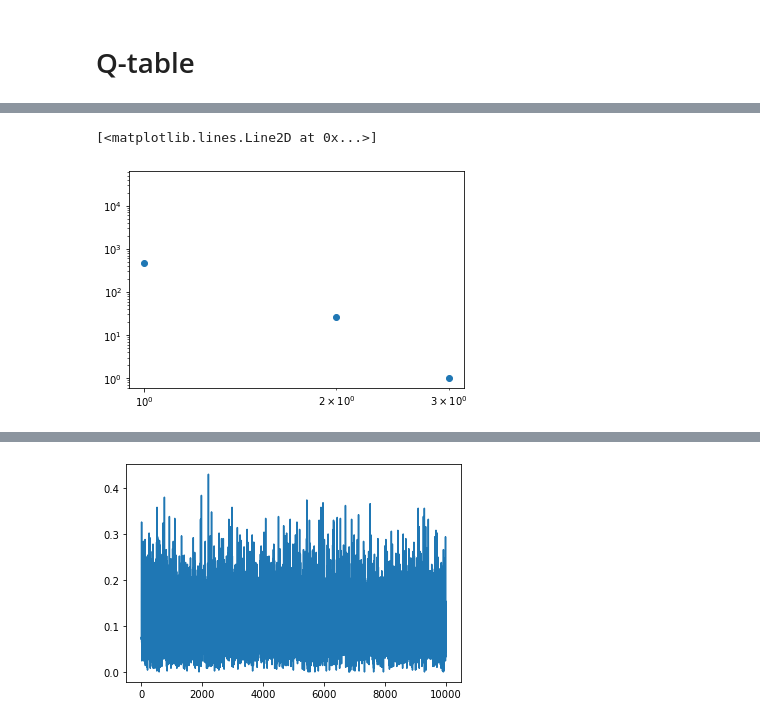
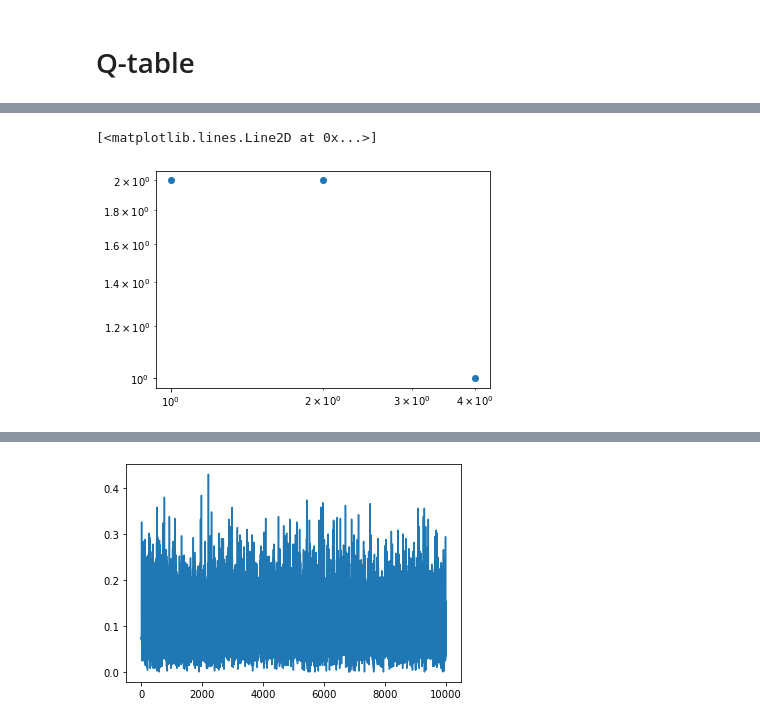
Before and after one commit to gorkamunoz/rl_opts, a Jupyter notebook: nbs/single_RL_walker.ipynb, the cells around one changed output, grey strips where cells are left out. Saved outputs shown, nothing was run; the diff lists cells and outputs as text; code cells hidden in the pictures.

```diff
--- a/nbs/single_RL_walker.ipynb
+++ b/nbs/single_RL_walker.ipynb
@@ -261,10 +378,10 @@ for e in tqdm(range(episodes)):
 # %%
-un, c = np.unique(step_r, return_counts = True)
-plt.loglog(un, c, 'o')
+un, c = np.unique(state_when_rewarded, return_counts = True)
+plt.loglog(un+1, c, 'o')
 # plt.hist(step_r, bins = 100)
 # %% [output]
 [<matplotlib.lines.Line2D at 0x...>]
-[figure, old version]
+[figure, new version]
 # %%
 plt.loglog(agent.policy.Q[:, 0]+1, label = 'stay');
 plt.plot(agent.policy.Q[:, 1]+1, label = 'rotate');
```
Also changed, not shown: parts of 11 cells of this notebook, 1 other file.
